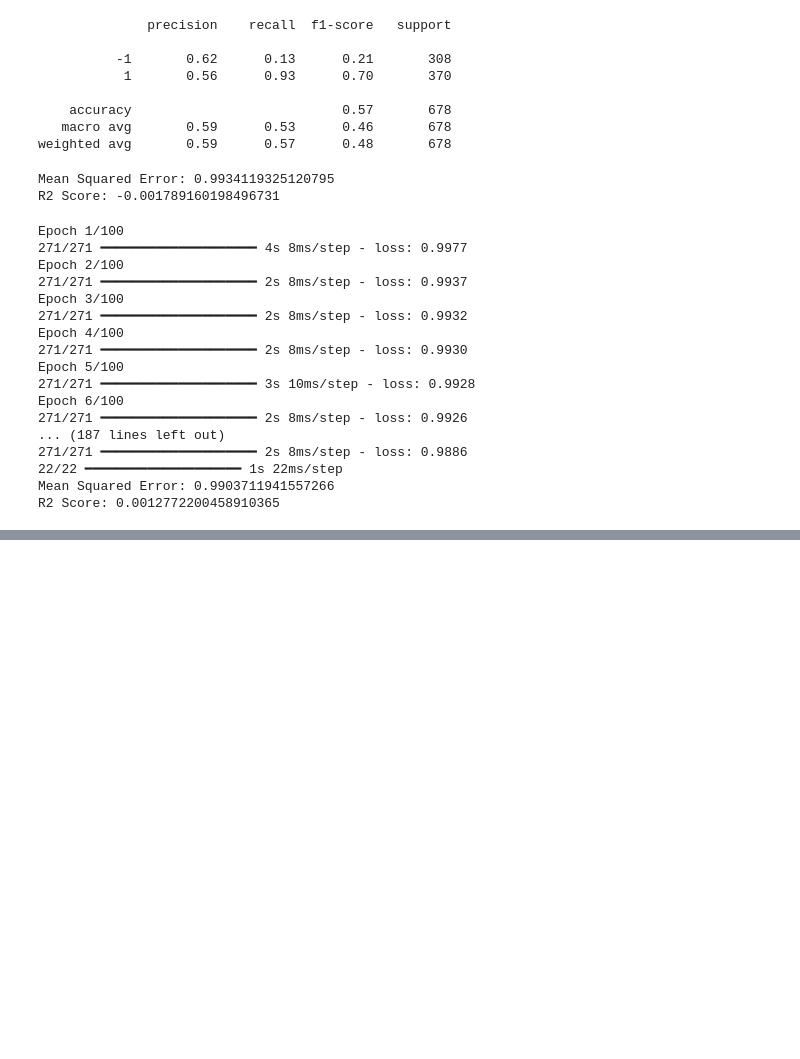
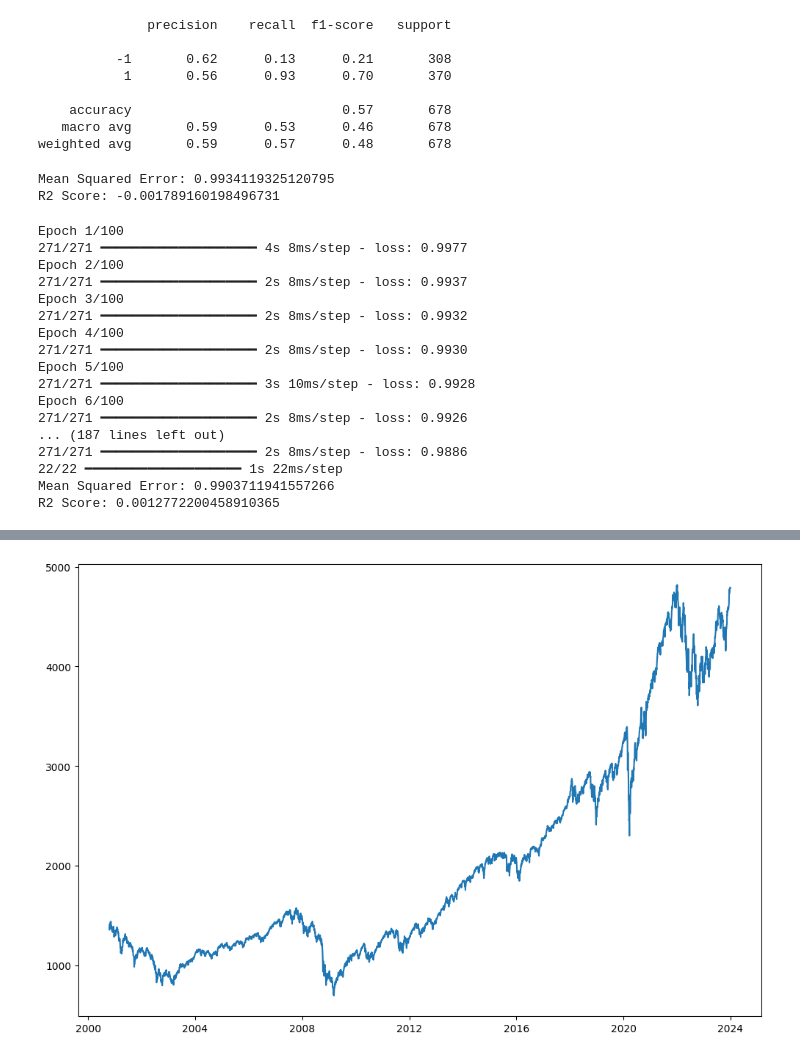
Before and after one commit to ACM40960/project-QianSandeep, a Jupyter notebook: Project/Machine Learning.ipynb, the cells around one changed output, grey strips where cells are left out. Cells and saved outputs as stored; diff of their text form; code cells hidden in the pictures; blank space fills up the shorter version.

```diff
--- a/Project/Machine Learning.ipynb
+++ b/Project/Machine Learning.ipynb
@@ -348,0 +794,6 @@ Then we use same features for  -->
+# %%
+merged_data = sp500.join([Inflation, Unemployment, Interest_rate, GDP], how='left')
+
+
+
+merged_data.head()
@@ -348,0 +808,86 @@ Then we use same features for  -->
+# %%
+import torch
+import torch.nn as nn
+import torch.utils.data as data
+import numpy as np
+import pandas as pd
+from sklearn.model_selection import train_test_split
+from sklearn.preprocessing import StandardScaler
+import matplotlib.pyplot as plt
+
+def getData(df, column, train_end=-250, days_before=7, return_all=True, generate_index=False):
+    series = df[column].copy()
+    # split data
+    train_series, test_series = series[:train_end], series[train_end - days_before:]
+    train_data = pd.DataFrame()
+
+    # 以七天为一个周期构建数据集和标签
+    for i in range(days_before):
+        train_data['c%d' % i] = train_series.tolist()[i: -days_before + i]
+    # get train labels
+    # 获取对应的 label
+    train_data['y'] = train_series.tolist()[days_before:]
+    # get index
+    if generate_index:
+        train_data.index = train_series.index[days_before:]
+
+    if return_all:
+        return train_data, series, df.index.tolist()
+
+    return train_data
+
+# build dataloader
+# 构建用于模型训练的dataloader
+class TrainSet(data.Dataset):
+    def __init__(self, data):
+        self.data, self.label = data[:, :-1].float(), data[:, -1].float()
+
+    def __getitem__(self, index):
+        return self.data[index], self.label[index]
+
+    def __len__(self):
+        return len(self.data)
+
+# build LSTM model
+class LSTM(nn.Module):
+    def __init__(self):
+        super(LSTM, self).__init__()
+
+        self.lstm = nn.LSTM(
+            input_size=1,
+            hidden_size=64,
+            num_layers=1,
+            batch_first=True)
+
+        self.out = nn.Sequential(
+            nn.Linear(64,1))
+
+    def forward(self, x):
+        r_out, (h_n, h_c) = self.lstm(x, None)
+        out = self.out(r_out[:, -1, :])
+
+        return out
+
+
+train_data, all_series, df_index = getData(merged_data, 'High')
+
+# 获取所有原始数据
+all_series = np.array(all_series.tolist())
+# 绘制原始数据的图
+plt.figure(figsize=(12,8))
+plt.plot(df_index, all_series, label='real-data')
+
+# 归一化
+train_data_numpy = np.array(train_data)
+train_mean = np.mean(train_data_numpy)
+train_std  = np.std(train_data_numpy)
+train_data_numpy = (train_data_numpy - train_mean) / train_std
+train_data_tensor = torch.Tensor(train_data_numpy)
+
+# 创建 dataloader
+train_set = TrainSet(train_data_tensor)
+train_loader = data.DataLoader(train_set, batch_size=10, shuffle=True)
+
+# Now you can proceed with training your model using train_loader
+# %% [output]
+[figure, added]
```
Also changed, not shown: parts of 23 cells of this notebook.
